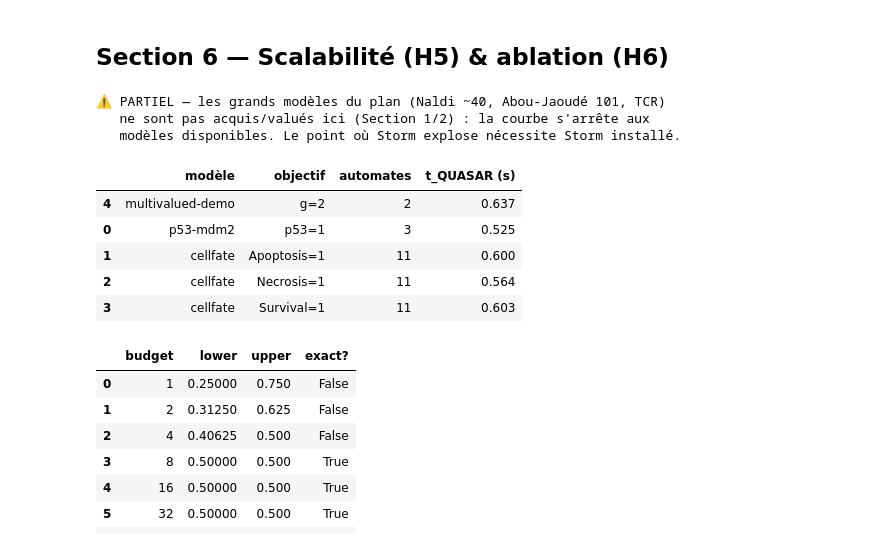
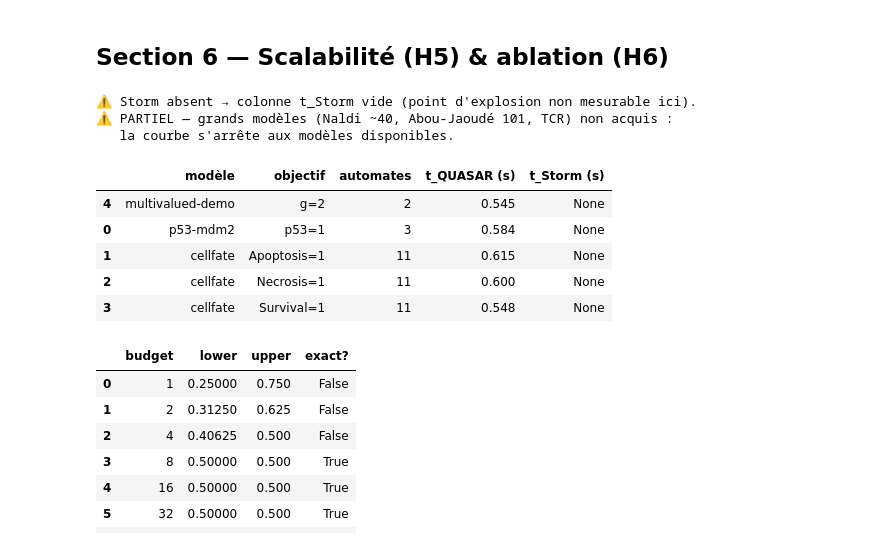
Before and after one commit to Louis-Fippo/quasar, a Jupyter notebook: experiments/validation_chap4.ipynb, the cells around one changed output. Drawn from its saved outputs; the diff is of its cells as text; code cells hidden in the pictures.

```diff
--- a/experiments/validation_chap4.ipynb
+++ b/experiments/validation_chap4.ipynb
@@ -505,19 +523,19 @@ for name, goal, frm in GOALS:
     # H1b — binf ne dépasse pas l'exact symbolique (MDD)
     if b is not None and s is not None and b > s + EPS:
         violations.append((name, goal, "binf > exact_MDD", (b, s)))
-    # H1c — oracles externes si présents
+    # H1c — oracle exact externe Storm (V2, JSON) si présent
     if ORACLES["storm"]:
-        r = run_quasar(["verify", "storm", str(anx), "--goal", goal], want_json=False)
-        if not r["_unavailable"]:
-            p = _parse_prob(r["_raw"])
-            if p is not None and b is not None and b > p + 1e-6:
-                violations.append((name, goal, "binf > P_Storm", (b, p)))
+        p = run_quasar(["verify", "storm", str(anx), "--goal", goal, "--metric", "prob"],
+                       use_cache=False)
+        ps = (p.get("data") or {}).get("prob")
+        if ps is not None and b is not None and b > ps + 1e-6:
+            violations.append((name, goal, "binf > P_Storm", (b, ps)))
+    # H1d — oracle empirique MaBoSS (V1, JSON) si présent
     if ORACLES["maboss"]:
-        r = run_quasar(["verify", "maboss", str(anx), "--goal", goal], want_json=False)
-        if not r["_unavailable"]:
-            p = _parse_prob(r["_raw"])
-            if p is not None and b is not None and b > p + 0.05:  # marge stochastique
-                violations.append((name, goal, "binf > P_MaBoSS", (b, p)))
+        h = maboss_hitting(name, goal)
+        pm = h.get("prob") if h else None
+        if pm is not None and b is not None and b > pm + 0.05:  # marge stochastique
+            violations.append((name, goal, "binf > P_MaBoSS", (b, pm)))
 
 print("Violations détectées :", violations)
 assert not violations, f"❌ H1 VIOLÉE — bornes NON SÛRES : {violations}"
@@ -622,30 +640,37 @@ H4
 ## Section 6 — Scalabilité (H5) & ablation (H6)
 # %%
 # ===================== H5 — SCALABILITÉ ===================================
-# Temps QUASAR vs taille, sur les modèles disponibles. Oracles superposés si présents.
+# Temps QUASAR vs taille ; temps Storm exact (V2) superposé si présent —
+# le point où Storm dépasse le TIMEOUT marque son explosion.
 scal_rows = []
 for name, goal, frm in GOALS:
     anx = MODELS[name]["anx"]
     nbaut = int(SUMMARY.loc[SUMMARY["modèle"] == name, "automates"].iloc[0])
-    r = run_quasar(["analyze", "probability", str(anx), "--goal", goal] + _extra(frm),
-                   use_cache=False)  # temps frais
+    rq = run_quasar(["analyze", "probability", str(anx), "--goal", goal] + _extra(frm),
+                    use_cache=False)
+    t_storm = None
+    if ORACLES["storm"]:
+        rs = run_quasar(["verify", "storm", str(anx), "--goal", goal, "--metric", "prob"],
+                        use_cache=False)
+        t_storm = "TIMEOUT" if rs.get("_timeout") else round(rs["_elapsed"], 3)
     scal_rows.append({"modèle": name, "objectif": goal, "automates": nbaut,
-                      "t_QUASAR (s)": round(r["_elapsed"], 3)})
+                      "t_QUASAR (s)": round(rq["_elapsed"], 3), "t_Storm (s)": t_storm})
 SCALABILITY = pd.DataFrame(scal_rows).sort_values("automates")
-print("⚠️ PARTIEL — les grands modèles du plan (Naldi ~40, Abou-Jaoudé 101, TCR)")
-print("   ne sont pas acquis/valués ici (Section 1/2) : la courbe s'arrête aux")
-print("   modèles disponibles. Le point où Storm explose nécessite Storm installé.")
+if not ORACLES["storm"]:
+    print("⚠️ Storm absent → colonne t_Storm vide (point d'explosion non mesurable ici).")
+print("⚠️ PARTIEL — grands modèles (Naldi ~40, Abou-Jaoudé 101, TCR) non acquis :")
+print("   la courbe s'arrête aux modèles disponibles.")
 SCALABILITY
 # %% [output]
-⚠️ PARTIEL — les grands modèles du plan (Naldi ~40, Abou-Jaoudé 101, TCR)
-   ne sont pas acquis/valués ici (Section 1/2) : la courbe s'arrête aux
-   modèles disponibles. Le point où Storm explose nécessite Storm installé.
+⚠️ Storm absent → colonne t_Storm vide (point d'explosion non mesurable ici).
+⚠️ PARTIEL — grands modèles (Naldi ~40, Abou-Jaoudé 101, TCR) non acquis :
+   la courbe s'arrête aux modèles disponibles.
-|  | modèle | objectif | automates | t_QUASAR (s) |
-| 4 | multivalued-demo | g=2 | 2 | 0.637 |
-| 0 | p53-mdm2 | p53=1 | 3 | 0.525 |
-| 1 | cellfate | Apoptosis=1 | 11 | 0.600 |
-| 2 | cellfate | Necrosis=1 | 11 | 0.564 |
-| 3 | cellfate | Survival=1 | 11 | 0.603 |
+|  | modèle | objectif | automates | t_QUASAR (s) | t_Storm (s) |
+| 4 | multivalued-demo | g=2 | 2 | 0.545 | None |
+| 0 | p53-mdm2 | p53=1 | 3 | 0.584 | None |
+| 1 | cellfate | Apoptosis=1 | 11 | 0.615 | None |
+| 2 | cellfate | Necrosis=1 | 11 | 0.600 | None |
+| 3 | cellfate | Survival=1 | 11 | 0.548 | None |
 # %%
 # ===================== H6b — CONVERGENCE ANYTIME (réel) ===================
 # L'encadrement CEGAR [lo, hi] se resserre avec le budget (monotone) → P(R).
```
Also changed, not shown: parts of 6 cells of this notebook, 4 other files.
